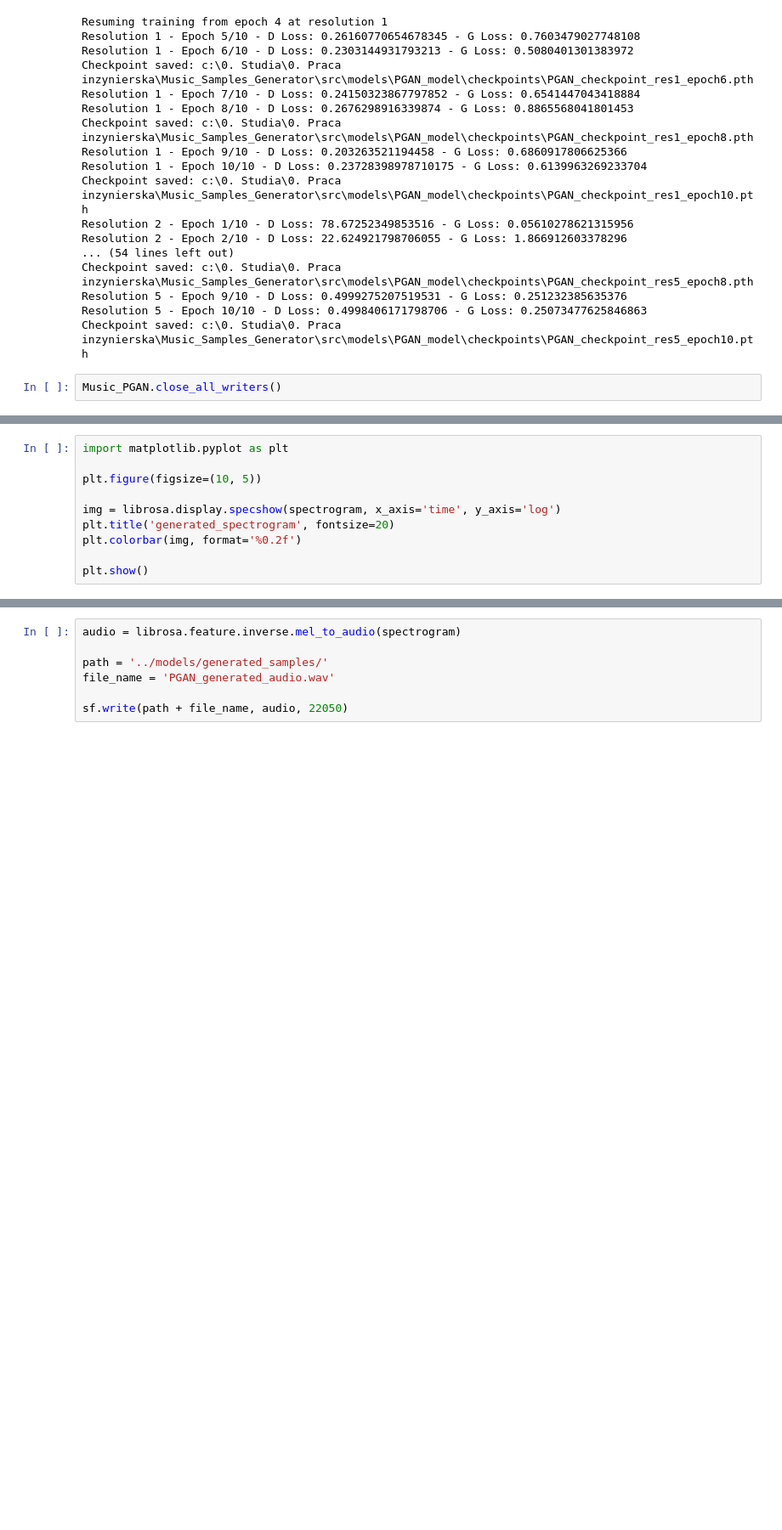
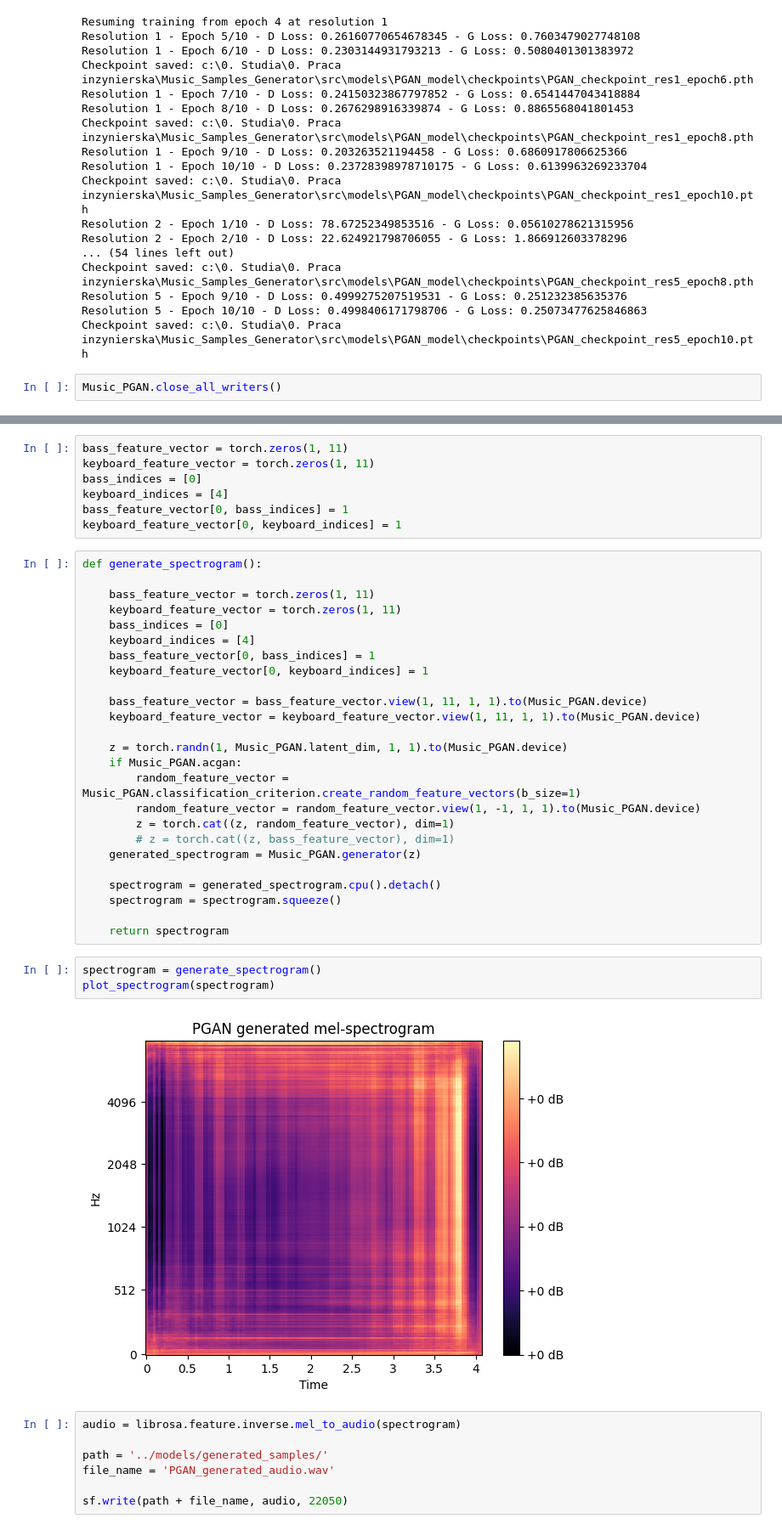
Before and after one commit to Michal2711/MusicSamplesGenerator, a Jupyter notebook: notebooks/6-test-PGAN.ipynb, the cells around one changed output, grey strips where cells are left out. Shown at 85% size. Drawn from its saved outputs; the diff is of its cells as text; blank space fills up the shorter version.

```diff
--- a/notebooks/6-test-PGAN.ipynb
+++ b/notebooks/6-test-PGAN.ipynb
@@ -162,10 +111,0 @@ print(spectrogram.shape)
-# %%
-import matplotlib.pyplot as plt
-
-plt.figure(figsize=(10, 5))
-
-img = librosa.display.specshow(spectrogram, x_axis='time', y_axis='log')
-plt.title('generated_spectrogram', fontsize=20)
-plt.colorbar(img, format='%0.2f')
-
-plt.show()
@@ -174,3 +123,40 @@ plt.show()
+# %%
+bass_feature_vector = torch.zeros(1, 11)
+keyboard_feature_vector = torch.zeros(1, 11)
+bass_indices = [0]
+keyboard_indices = [4]
+bass_feature_vector[0, bass_indices] = 1
+keyboard_feature_vector[0, keyboard_indices] = 1
+# %%
+def generate_spectrogram():
+
+    bass_feature_vector = torch.zeros(1, 11)
+    keyboard_feature_vector = torch.zeros(1, 11)
+    bass_indices = [0]
+    keyboard_indices = [4]
+    bass_feature_vector[0, bass_indices] = 1
+    keyboard_feature_vector[0, keyboard_indices] = 1
+
+    bass_feature_vector = bass_feature_vector.view(1, 11, 1, 1).to(Music_PGAN.device)
+    keyboard_feature_vector = keyboard_feature_vector.view(1, 11, 1, 1).to(Music_PGAN.device)
+
+    z = torch.randn(1, Music_PGAN.latent_dim, 1, 1).to(Music_PGAN.device)
+    if Music_PGAN.acgan:
+        random_feature_vector = Music_PGAN.classification_criterion.create_random_feature_vectors(b_size=1)
+        random_feature_vector = random_feature_vector.view(1, -1, 1, 1).to(Music_PGAN.device)
+        z = torch.cat((z, random_feature_vector), dim=1)
+        # z = torch.cat((z, bass_feature_vector), dim=1)
+    generated_spectrogram = Music_PGAN.generator(z)
+
+    spectrogram = generated_spectrogram.cpu().detach()
+    spectrogram = spectrogram.squeeze()
+
+    return spectrogram
+# %%
+spectrogram = generate_spectrogram()
+plot_spectrogram(spectrogram)
+# %% [output]
+[figure, added]
 # %%
 audio = librosa.feature.inverse.mel_to_audio(spectrogram)
 
```
Also changed, not shown: parts of 13 cells of this notebook, 36 other files.
